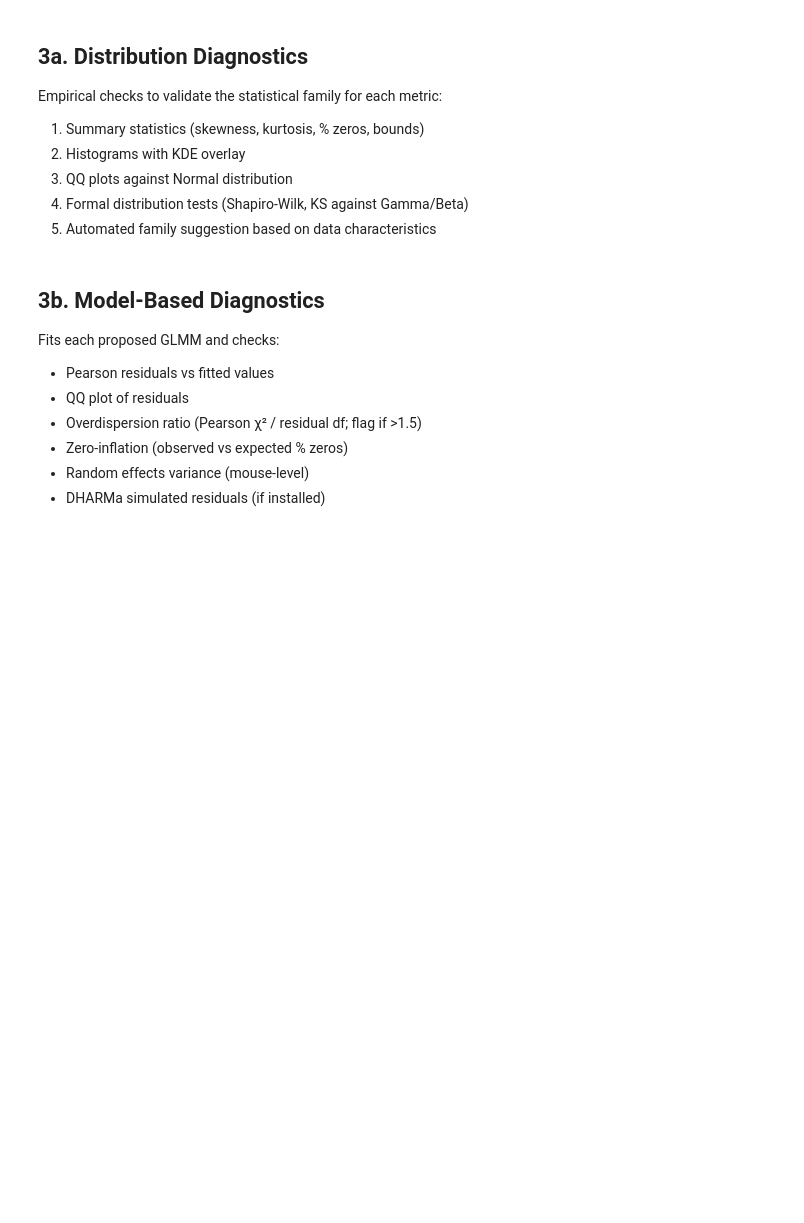
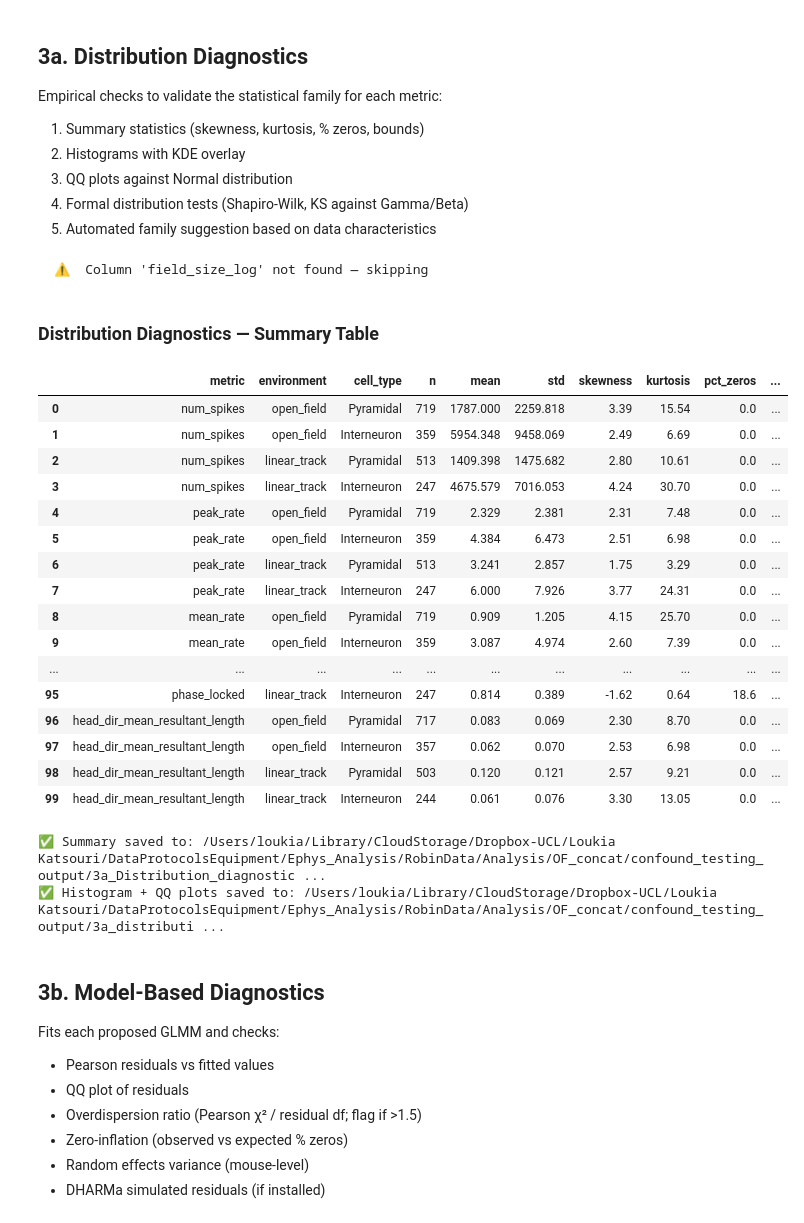
Before and after one commit to lkatsouri/NLGF_ephys_AXONA_data, a Jupyter notebook: ephys_confound_testing_glmm.ipynb, the cells around one changed output. Saved outputs shown, nothing was run; the diff lists cells and outputs as text; code cells hidden in the pictures; blank space fills up the shorter version.

```diff
--- a/ephys_confound_testing_glmm.ipynb
+++ b/ephys_confound_testing_glmm.ipynb
@@ -187,7 +234,12 @@ METRICS_TO_CHECK = [
     ('ahp_decay',                      'AHP decay',                      'continuous'),
     ('overdispersion',                 'Overdispersion index',            'positive'),
     ('theta_mod_v3',                   'Theta modulation v3',             'continuous'),
+    ('theta_mod_v3_shifted',           'Theta modulation v3 (shifted)',   'positive'),
+    ('theta_mod_v3_log',               'Theta modulation v3 (log)',       'continuous'),
+    ('theta_mod_v3_yj',                'Theta modulation v3 (Yeo-Johnson)', 'continuous'),
+    ('theta_mod_v3_z',                 'Theta modulation v3 (Fisher Z)',    'continuous'),
     ('field_size',                     'Place field size',                'positive'),
+    ('field_size_log',                 'Place field size (log)',          'positive'),
     ('spatial_info',                   'Spatial information',             'positive'),
     ('coherence',                      'Spatial coherence',               'continuous'),
     ('spatial_sparsity',               'Spatial sparsity',                'proportion'),
@@ -337,33 +389,55 @@ with PdfPages(pdf_hist) as pdf:
                 axes[1, idx].text(0.5, 0.5, 'Insufficient data', ha='center', va='center',
                                   transform=axes[1, idx].transAxes)
                 ax.set_title(f'{env} | {ct}', fontsize=9)
                 continue
 
             ax.hist(vals, bins=min(50, max(10, len(vals)//10)), density=True,
                     alpha=0.7, edgecolor='black', linewidth=0.3, color='steelblue')
             try:
                 kde = gaussian_kde(vals)
                 x_range = np.linspace(vals.min(), vals.max(), 300)
                 ax.plot(x_range, kde(x_range), 'r-', lw=1.5, label='KDE')
             except Exception:
                 pass
 
             skew = float(pd.Series(vals).skew())
             ax.set_title(f'{env} | {ct}\nn={len(vals)}, skew={skew:.2f}', fontsize=9)
             ax.set_xlabel(col, fontsize=8)
             ax.set_ylabel('Density', fontsize=8)
 
             # ── QQ plot ──
             ax2 = axes[1, idx]
             sp_stats.probplot(vals, dist='norm', plot=ax2)
             ax2.set_title(f'QQ vs Normal | {env} | {ct}', fontsize=9)
             ax2.get_lines()[0].set_markersize(2)  # smaller points
 
         plt.tight_layout()
         pdf.savefig(fig, bbox_inches='tight')
         plt.close(fig)
 
 print(f"✅ Histogram + QQ plots saved to: {pdf_hist}")
+# %% [output]
+  ⚠️  Column 'field_size_log' not found — skipping
+Distribution Diagnostics — Summary Table
+|  | metric | environment | cell_type | n | mean | std | skewness | kurtosis | pct_zeros | ... |
+| 0 | num_spikes | open_field | Pyramidal | 719 | 1787.000 | 2259.818 | 3.39 | 15.54 | 0.0 | ... |
+| 1 | num_spikes | open_field | Interneuron | 359 | 5954.348 | 9458.069 | 2.49 | 6.69 | 0.0 | ... |
+| 2 | num_spikes | linear_track | Pyramidal | 513 | 1409.398 | 1475.682 | 2.80 | 10.61 | 0.0 | ... |
+| 3 | num_spikes | linear_track | Interneuron | 247 | 4675.579 | 7016.053 | 4.24 | 30.70 | 0.0 | ... |
+| 4 | peak_rate | open_field | Pyramidal | 719 | 2.329 | 2.381 | 2.31 | 7.48 | 0.0 | ... |
+| 5 | peak_rate | open_field | Interneuron | 359 | 4.384 | 6.473 | 2.51 | 6.98 | 0.0 | ... |
+| 6 | peak_rate | linear_track | Pyramidal | 513 | 3.241 | 2.857 | 1.75 | 3.29 | 0.0 | ... |
+| 7 | peak_rate | linear_track | Interneuron | 247 | 6.000 | 7.926 | 3.77 | 24.31 | 0.0 | ... |
+| 8 | mean_rate | open_field | Pyramidal | 719 | 0.909 | 1.205 | 4.15 | 25.70 | 0.0 | ... |
+| 9 | mean_rate | open_field | Interneuron | 359 | 3.087 | 4.974 | 2.60 | 7.39 | 0.0 | ... |
+| ... | ... | ... | ... | ... | ... | ... | ... | ... | ... | ... |
+| 95 | phase_locked | linear_track | Interneuron | 247 | 0.814 | 0.389 | -1.62 | 0.64 | 18.6 | ... |
+| 96 | head_dir_mean_resultant_length | open_field | Pyramidal | 717 | 0.083 | 0.069 | 2.30 | 8.70 | 0.0 | ... |
+| 97 | head_dir_mean_resultant_length | open_field | Interneuron | 357 | 0.062 | 0.070 | 2.53 | 6.98 | 0.0 | ... |
+| 98 | head_dir_mean_resultant_length | linear_track | Pyramidal | 503 | 0.120 | 0.121 | 2.57 | 9.21 | 0.0 | ... |
+| 99 | head_dir_mean_resultant_length | linear_track | Interneuron | 244 | 0.061 | 0.076 | 3.30 | 13.05 | 0.0 | ... |
+✅ Summary saved to: /Users/loukia/Library/CloudStorage/Dropbox-UCL/Loukia Katsouri/DataProtocolsEquipment/Ephys_Analysis/RobinData/Analysis/OF_concat/confound_testing_output/3a_Distribution_diagnostic ...
+✅ Histogram + QQ plots saved to: /Users/loukia/Library/CloudStorage/Dropbox-UCL/Loukia Katsouri/DataProtocolsEquipment/Ephys_Analysis/RobinData/Analysis/OF_concat/confound_testing_output/3a_distributi ...
 # %% [markdown]
 ## 3b. Model-Based Diagnostics
 
```
Also changed, not shown: parts of 5 cells of this notebook, 2 other files.
